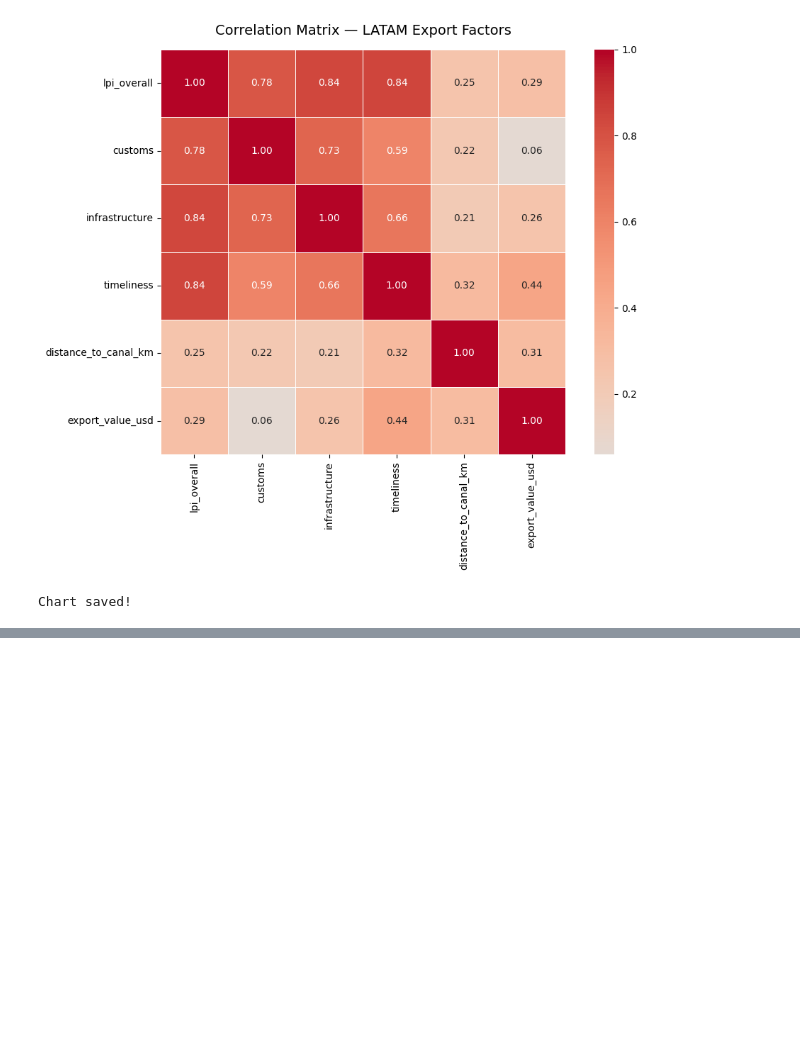
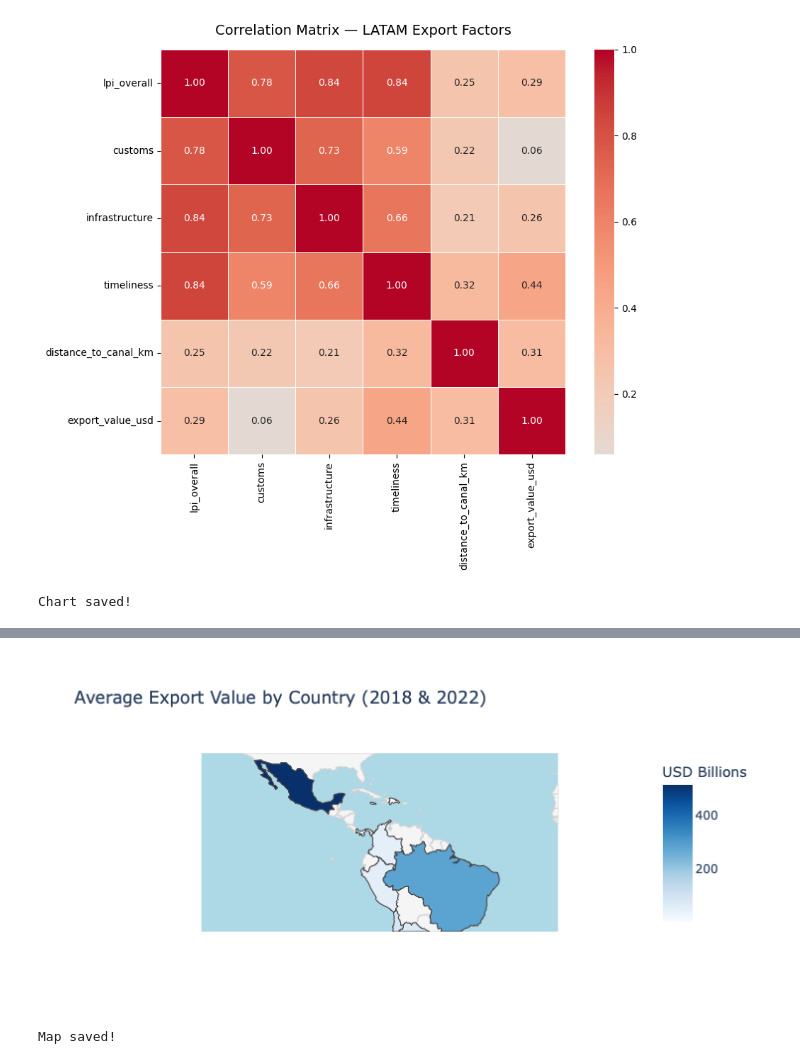
Before and after one commit to shantimiller21-gif/latam-export-analysis, a Jupyter notebook: notebooks/latam_export_analysis.ipynb, the cells around one changed output, grey strips where cells are left out. Cells and saved outputs as stored; diff of their text form; code cells hidden in the pictures; blank space fills up the shorter version.

Commit message:
Day 4: Choropleth map and LPI sub-scores visualization complete

```diff
--- a/notebooks/latam_export_analysis.ipynb
+++ b/notebooks/latam_export_analysis.ipynb
@@ -844,3 +844,9 @@ print("Chart saved!")
 # %% [output]
 [figure]
 Chart saved!
+# %%
+# Average export value per country across both years
+df_map = df_merged_clean.groupby(['country', 'iso_code'])['export_billions'].mean().reset_index()
+df_map.columns = ['country', 'iso_code', 'avg_export_billions']
+
+print(df_map.sort_values('avg_export_billions', ascending=False))
@@ -846,0 +864,39 @@ Chart saved!
+# %%
+fig3 = px.choropleth(
+    df_map,
+    locations='iso_code',
+    color='avg_export_billions',
+    hover_name='country',
+    hover_data={'avg_export_billions': ':.1f', 'iso_code': False},
+    color_continuous_scale='Blues',
+    scope='south america',
+    title='Average Export Value by Country (2018 & 2022)',
+    labels={'avg_export_billions': 'Avg Export Value (USD Billions)'}
+)
+
+# Expand scope to include Caribbean and Mexico
+fig3.update_geos(
+    scope='world',
+    center={"lat": 5, "lon": -75},
+    projection_scale=3,
+    visible=False,
+    showcountries=True,
+    countrycolor='lightgray',
+    showland=True,
+    landcolor='whitesmoke',
+    showocean=True,
+    oceancolor='lightblue'
+)
+
+fig3.update_layout(
+    geo=dict(showframe=False),
+    coloraxis_colorbar=dict(title='USD Billions')
+)
+
+fig3.write_html('/Users/ashantimiller/latam-export-analysis/visuals/choropleth_map.html')
+fig3.show()
+
+print("Map saved!")
+# %% [output]
+[figure, added]
+Map saved!
```
Also changed, not shown: parts of 2 cells of this notebook, 2 other files.
